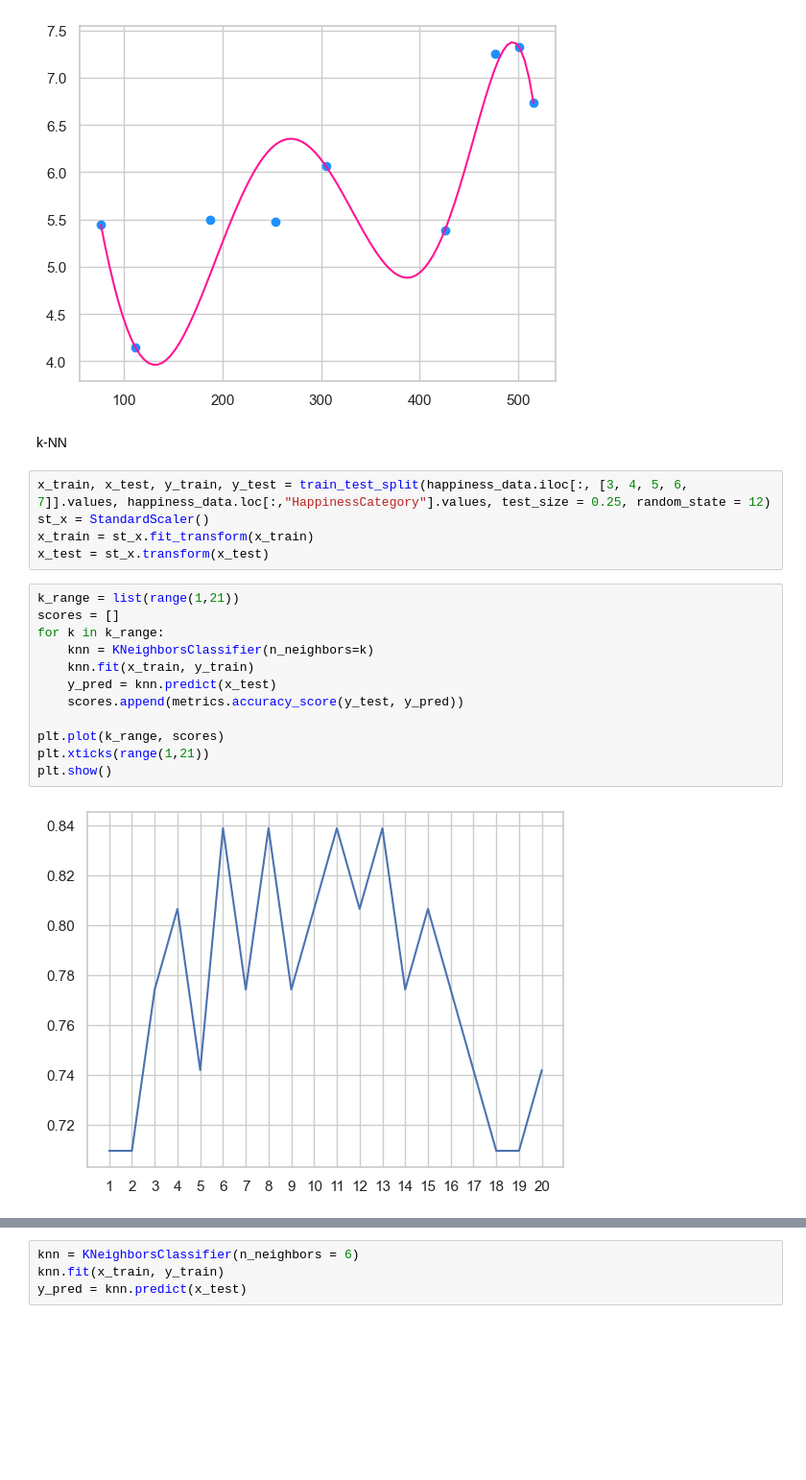
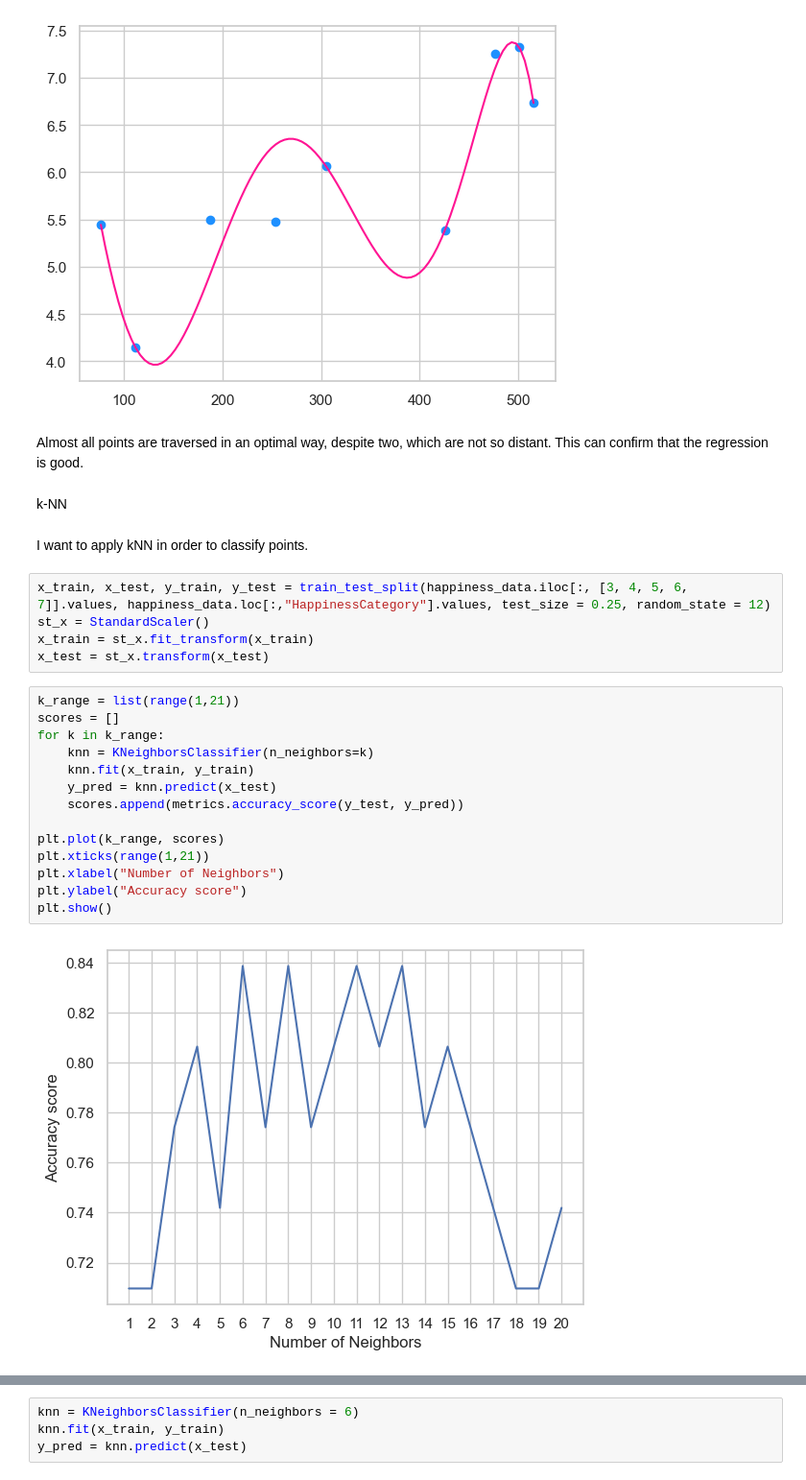
Before and after one commit to alessiasanfelici/Social_Research_Project, a Jupyter notebook: Alchool and Happiness.ipynb, the cells around one changed output, grey strips where cells are left out. Shown at 96% size. Saved outputs shown, nothing was run; the diff lists cells and outputs as text; blank space fills up the shorter version.

```diff
--- a/Alchool and Happiness.ipynb
+++ b/Alchool and Happiness.ipynb
@@ -338,8 +370,12 @@ plt.plot(x_plot, y_plot, color = "deeppink", label = "Polynomial Regression")
 # %% [output]
 [<matplotlib.lines.Line2D at 0x...>]
 [figure]
+# %% [markdown]
+Almost all points are traversed in an optimal way, despite two, which are not so distant. This can confirm that the regression is good.
 # %% [markdown]
 k-NN
+# %% [markdown]
+I want to apply kNN in order to classify points.
 # %%
 x_train, x_test, y_train, y_test = train_test_split(happiness_data.iloc[:, [3, 4, 5, 6, 7]].values, happiness_data.loc[:,"HappinessCategory"].values, test_size = 0.25, random_state = 12)
 st_x = StandardScaler()
@@ -348,14 +384,16 @@ x_test = st_x.transform(x_test)
 # %%
 k_range = list(range(1,21))
 scores = []
 for k in k_range:
     knn = KNeighborsClassifier(n_neighbors=k)
     knn.fit(x_train, y_train)
     y_pred = knn.predict(x_test)
     scores.append(metrics.accuracy_score(y_test, y_pred))
 
 plt.plot(k_range, scores)
 plt.xticks(range(1,21))
+plt.xlabel("Number of Neighbors")
+plt.ylabel("Accuracy score")
 plt.show()
 # %% [output]
-[figure, old version]
+[figure, new version]
```
Also changed, not shown: parts of 27 cells of this notebook, 1 other file.
